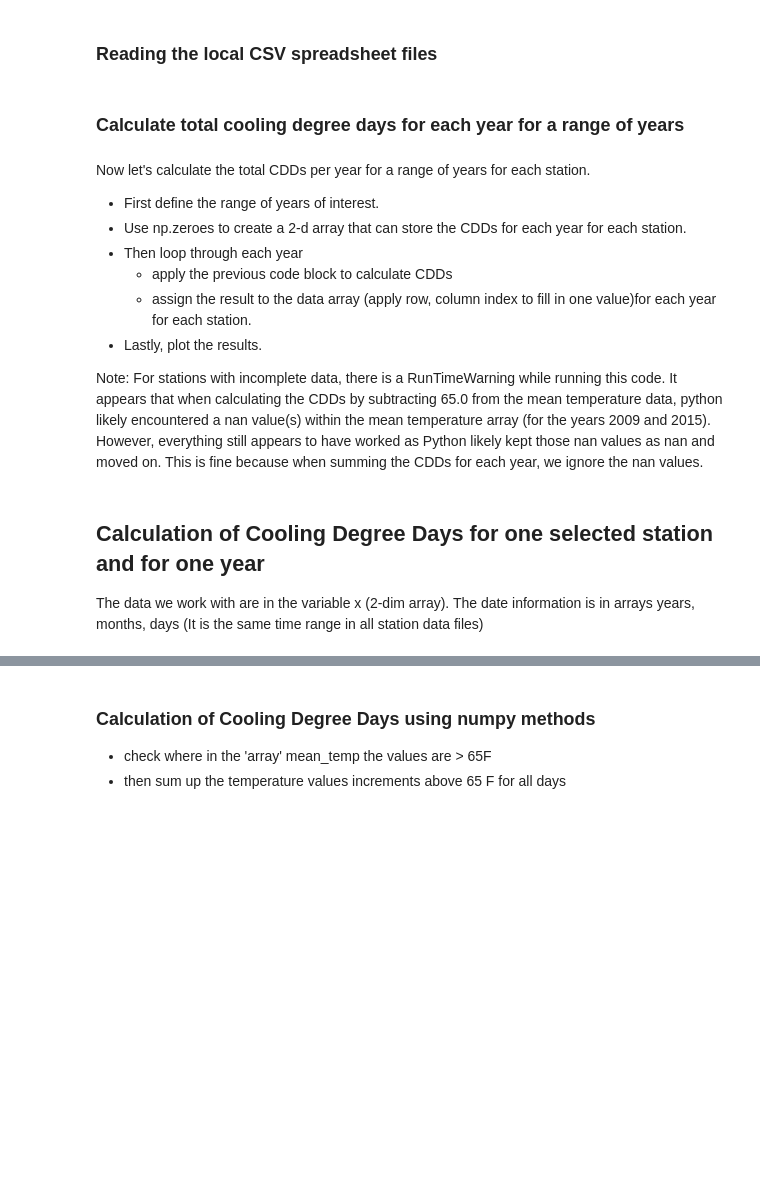
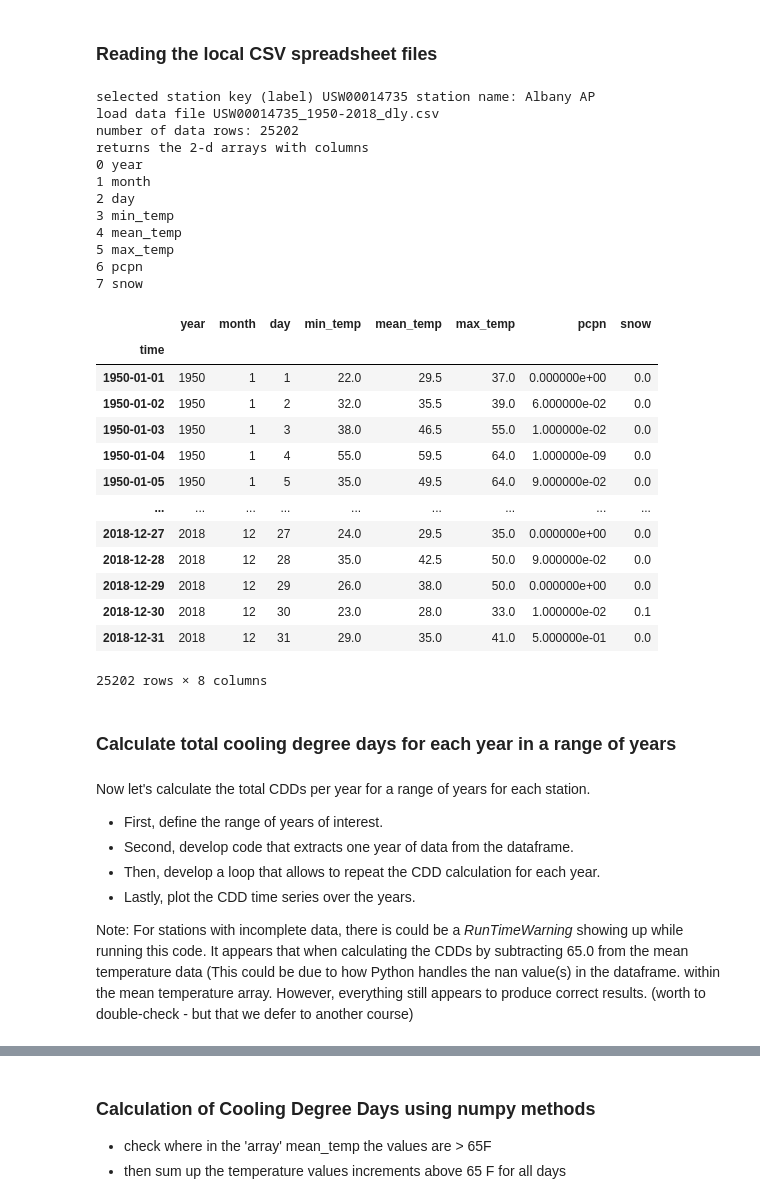
Before and after one commit to oet808/ATMENV315, a Jupyter notebook: unit7/cooling_deg_days_station_trend.ipynb, the cells around one changed output, grey strips where cells are left out. Saved outputs shown, nothing was run; the diff lists cells and outputs as text; code cells hidden in the pictures; blank space fills up the shorter version.

Commit message:
unit7 notebooks update (cooling degree days notebook updated code and markdown cells)

```diff
--- a/unit7/cooling_deg_days_station_trend.ipynb
+++ b/unit7/cooling_deg_days_station_trend.ipynb
@@ -75,30 +99,64 @@ for key in stations:# key is the station id e.g. USW00014735
 ### Reading the local CSV spreadsheet files
 # %%
 # first four lines have text info, use keyword argument skiprows
-label='USW00014735'
-station='Albany NY'
-df=ac.load_station_data_dly("USW00014735_1950-2018_dly.csv")
+# label and station are used later for figure titles
+# and in print statements
+
+
+label, station ='USW00014735', 'Albany NY'
+
+#label, station ='USW00094728', 'New York CNTRL PK TWR',
+
+#label,station = 'USW00024233', 'Seattle_Tacoma_Intl_AP'
+
+#label,station = 'USW00093193', 'Fresno_Yosemite_Intl_AP'
+
+station=stations[label]
+print ("selected station key (label) "+label+" station name: "+station)
+
+filename=f"{label}_1950-2018_dly.csv"
+print("load data file "+filename)
+df=ac.load_station_data_dly(filename)
 
 df
 #NOTE pcpn and snow can contain missing values or flags for trace of precpipitation
 # you can check with
 #df.query("pcpn =='T' or pcpn == 'M'")
+# %% [output]
+selected station key (label) USW00014735 station name: Albany AP
+load data file USW00014735_1950-2018_dly.csv
+number of data rows: 25202
+returns the 2-d arrays with columns
+0 year
+1 month
+2 day
+3 min_temp
+4 mean_temp
+5 max_temp
+6 pcpn
+7 snow
+|  | year | month | day | min_temp | mean_temp | max_temp | pcpn | snow |
+| time |  |  |  |  |  |  |  |  |
+| 1950-01-01 | 1950 | 1 | 1 | 22.0 | 29.5 | 37.0 | 0.000000e+00 | 0.0 |
+| 1950-01-02 | 1950 | 1 | 2 | 32.0 | 35.5 | 39.0 | 6.000000e-02 | 0.0 |
+| 1950-01-03 | 1950 | 1 | 3 | 38.0 | 46.5 | 55.0 | 1.000000e-02 | 0.0 |
+| 1950-01-04 | 1950 | 1 | 4 | 55.0 | 59.5 | 64.0 | 1.000000e-09 | 0.0 |
+| 1950-01-05 | 1950 | 1 | 5 | 35.0 | 49.5 | 64.0 | 9.000000e-02 | 0.0 |
+| ... | ... | ... | ... | ... | ... | ... | ... | ... |
+| 2018-12-27 | 2018 | 12 | 27 | 24.0 | 29.5 | 35.0 | 0.000000e+00 | 0.0 |
+| 2018-12-28 | 2018 | 12 | 28 | 35.0 | 42.5 | 50.0 | 9.000000e-02 | 0.0 |
+| 2018-12-29 | 2018 | 12 | 29 | 26.0 | 38.0 | 50.0 | 0.000000e+00 | 0.0 |
+| 2018-12-30 | 2018 | 12 | 30 | 23.0 | 28.0 | 33.0 | 1.000000e-02 | 0.1 |
+| 2018-12-31 | 2018 | 12 | 31 | 29.0 | 35.0 | 41.0 | 5.000000e-01 | 0.0 |
+25202 rows × 8 columns
 # %% [markdown]
-### Calculate total cooling degree days for each year for a range of years
+### Calculate total cooling degree days for each year in a range of years
 # %% [markdown]
 Now let's calculate the total CDDs per year for a range of years for each station.
-- First define the range of years of interest.
-- Use np.zeroes to create a 2-d array that can store the CDDs for each year for each station.
-- Then loop through each year
-    - apply the previous code block to calculate CDDs
-    - assign the result to the data array (apply row, column index to fill in one value)for each year for each station.
-- Lastly, plot the results.
+- First, define the range of years of interest.
+- Second, develop code that extracts one year of data from the dataframe.
+- Then, develop a loop that allows to repeat the CDD calculation for each year.
+- Lastly, plot the CDD time series over the years.
 
 
-Note: For stations with incomplete data, there is a RunTimeWarning while running this code. It appears that when calculating the CDDs by subtracting 65.0 from the mean temperature data, python likely encountered a nan value(s) within the mean temperature array (for the years 2009 and 2015). However, everything still appears to have worked as Python likely kept those nan values as nan and moved on. This is fine because when summing the CDDs for each year, we ignore the nan values.
+Note: For stations with incomplete data, there is could be a _RunTimeWarning_ showing up while running this code. It appears that when calculating the CDDs by subtracting 65.0 from the mean temperature data (This could be due to how Python handles the nan value(s) in the dataframe. within the mean temperature array. However, everything still appears to produce correct results. (worth to double-check - but that we defer to another course)
-# %% [markdown]
-## Calculation of Cooling Degree Days for one selected station and for one year
-
-The data we work with are in the variable x (2-dim array).
-The date information is in arrays years, months, days
-(It is the same time range in all station data files)
```
Also changed, not shown: parts of 15 cells of this notebook, 2 other files.
